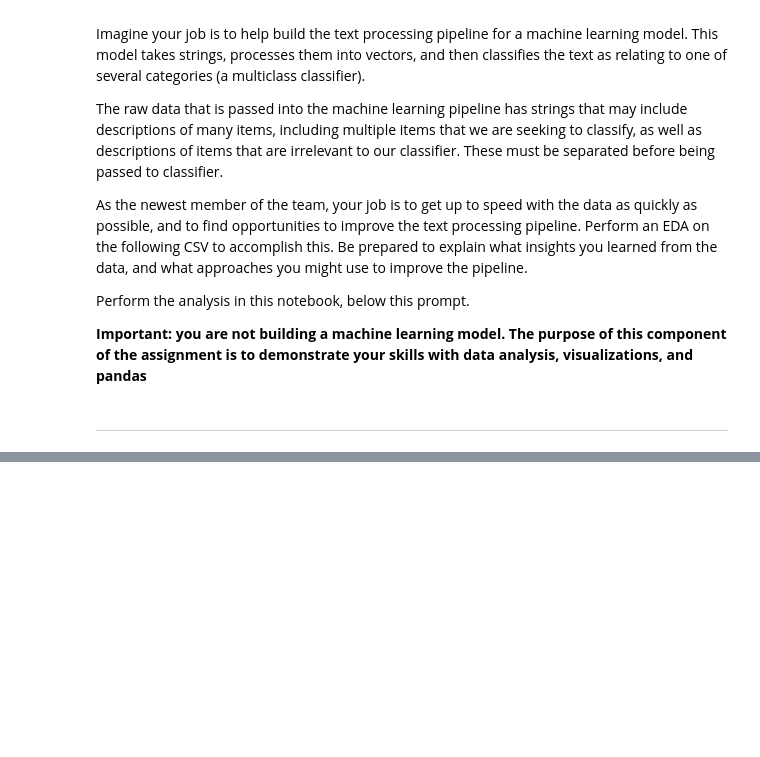
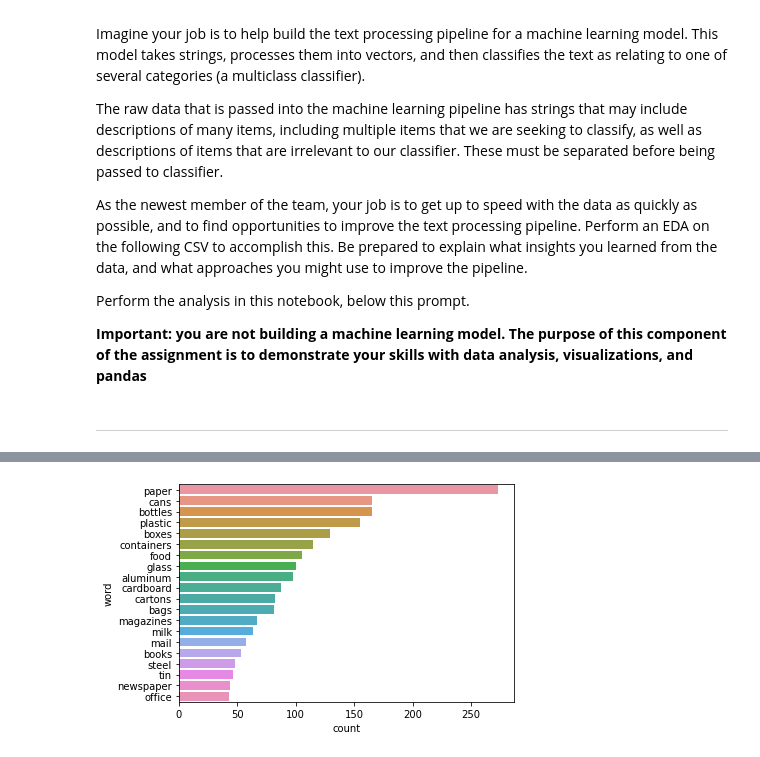
Before and after one commit to stimsonc/analyst-takehome, a Jupyter notebook: takehome.ipynb, the cells around one changed output, grey strips where cells are left out. Cells and saved outputs as stored; diff of their text form; code cells hidden in the pictures; blank space fills up the shorter version.

```diff
--- a/takehome.ipynb
+++ b/takehome.ipynb
@@ -81,0 +261,4 @@ Perform the analysis in this notebook, below this prompt.
+# %%
+# Word count dataframe with corpus stats
+wc  = count(df['tokens'])
+wc.head()
@@ -81,0 +272,6 @@ Perform the analysis in this notebook, below this prompt.
+# %%
+# Top 20 most common words
+sns.barplot(x='count', y='word', data=wc.head(20))
+plt.show()
+# %% [output]
+[figure, added]
```
Also changed, not shown: parts of 40 cells of this notebook, 15 other files.
